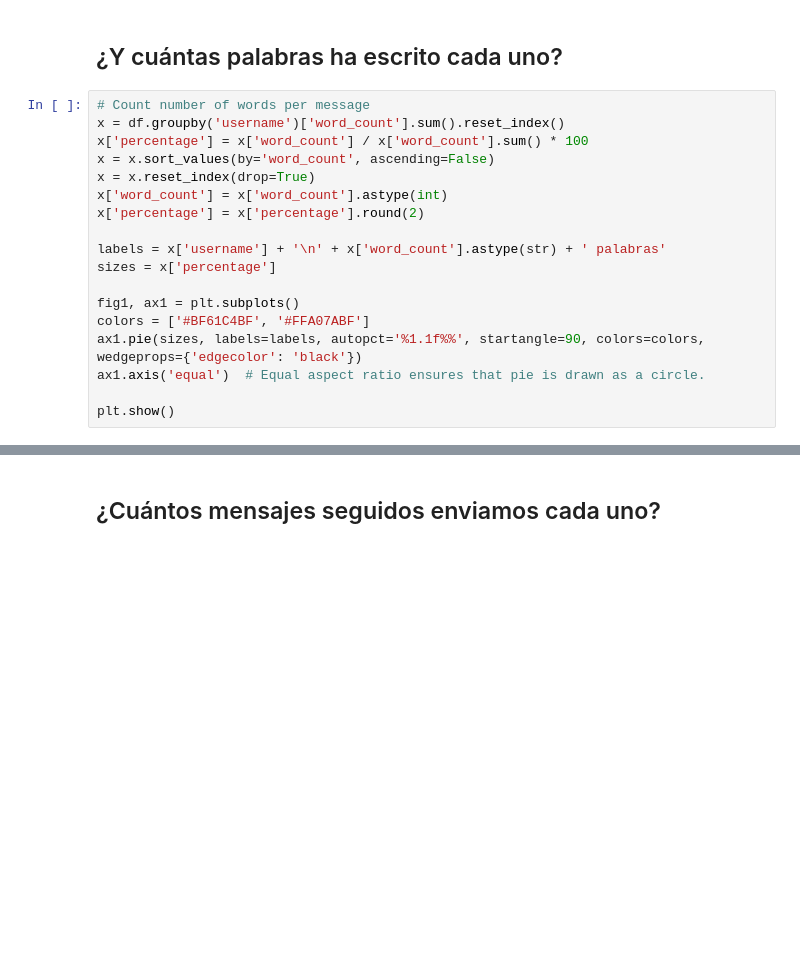
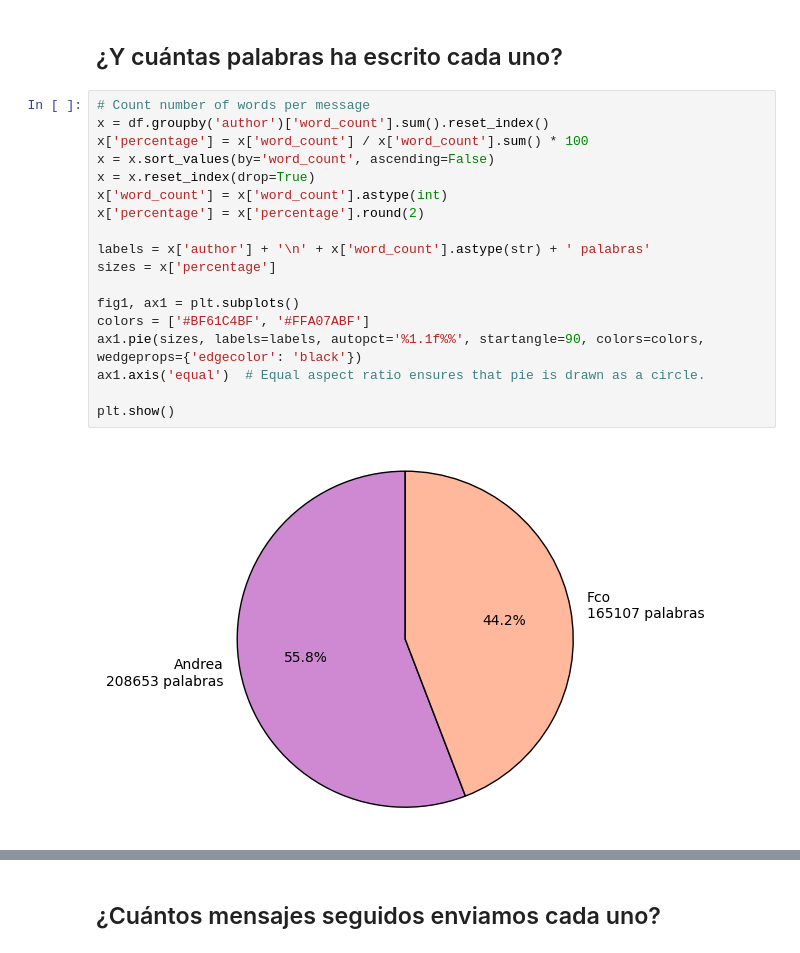
Before and after one commit to aguimorefran/whatsapp-wrapped, a Jupyter notebook: main.ipynb, the cells around one changed output, grey strips where cells are left out. Saved outputs shown, nothing was run; the diff lists cells and outputs as text; blank space fills up the shorter version.

```diff
--- a/main.ipynb
+++ b/main.ipynb
@@ -85,21 +162,23 @@ md(f"En total, se han enviado {x['message'].sum()} mensajes. El que más mensaje
 ## ¿Y cuántas palabras ha escrito cada uno?
 # %%
 # Count number of words per message
-x = df.groupby('username')['word_count'].sum().reset_index()
+x = df.groupby('author')['word_count'].sum().reset_index()
 x['percentage'] = x['word_count'] / x['word_count'].sum() * 100
 x = x.sort_values(by='word_count', ascending=False)
 x = x.reset_index(drop=True)
 x['word_count'] = x['word_count'].astype(int)
 x['percentage'] = x['percentage'].round(2)
 
-labels = x['username'] + '\n' + x['word_count'].astype(str) + ' palabras'
+labels = x['author'] + '\n' + x['word_count'].astype(str) + ' palabras'
 sizes = x['percentage']
 
 fig1, ax1 = plt.subplots()
 colors = ['#BF61C4BF', '#FFA07ABF']
 ax1.pie(sizes, labels=labels, autopct='%1.1f%%', startangle=90, colors=colors, wedgeprops={'edgecolor': 'black'})
 ax1.axis('equal')  # Equal aspect ratio ensures that pie is drawn as a circle.
 
 plt.show()
+# %% [output]
+[figure, added]
 # %%
 # Media de palabras por mensaje por usuario
```
Also changed, not shown: parts of 18 cells of this notebook, 2 other files.
